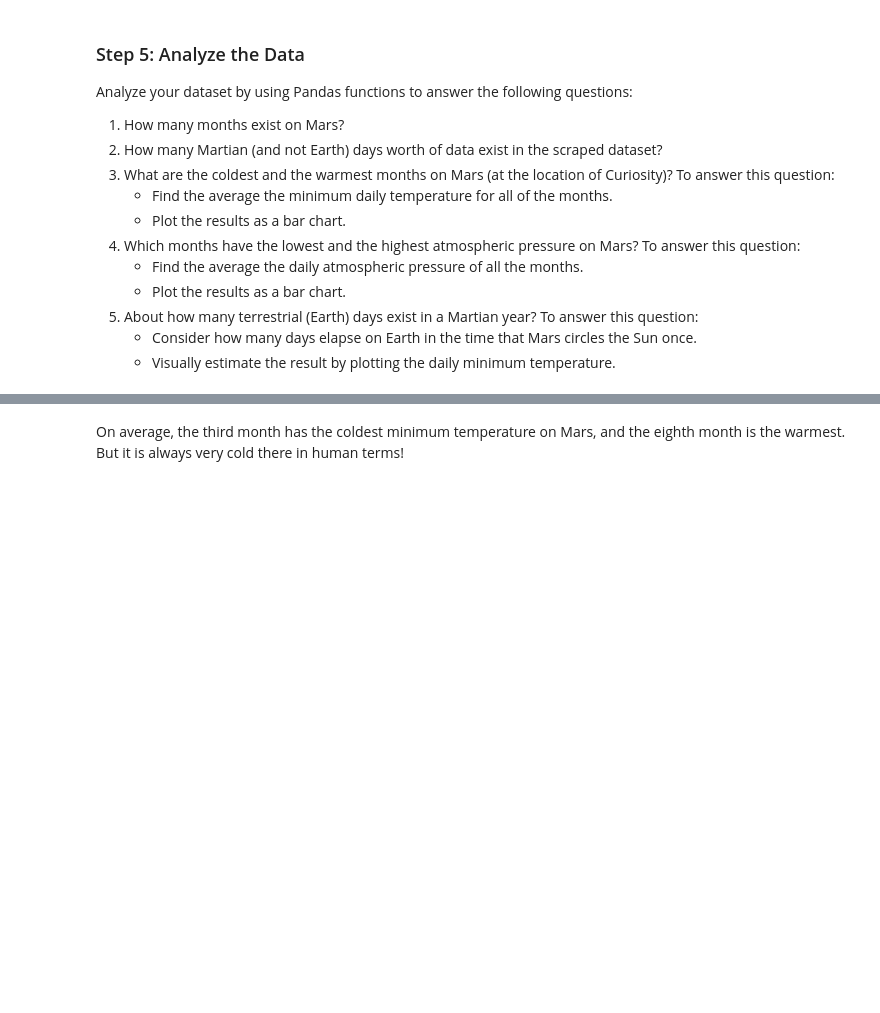
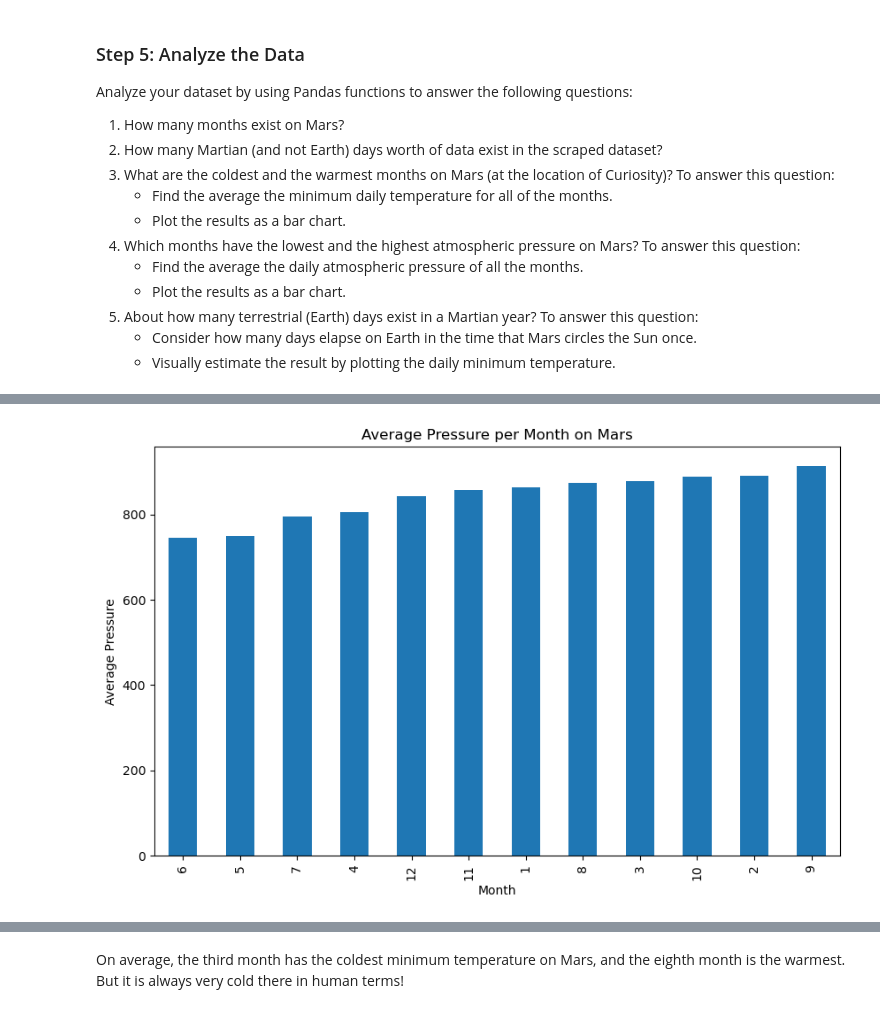
Before and after one commit to myhre062/web-scraping-challenge, a Jupyter notebook: Mars/part_2_mars_weather.ipynb, the cells around one changed output, grey strips where cells are left out. Saved outputs shown, nothing was run; the diff lists cells and outputs as text; code cells hidden in the pictures; blank space fills up the shorter version.

```diff
--- a/Mars/part_2_mars_weather.ipynb
+++ b/Mars/part_2_mars_weather.ipynb
@@ -144,2 +193,4 @@ Analyze your dataset by using Pandas functions to answer the following questions
 # %%
 # 4. Average pressure by Martian month
+mars_avg_pressure_per_month = mars_df.groupby(mars_df['month'])['pressure'].mean()
+mars_avg_pressure_per_month
@@ -148,2 +212,9 @@ Analyze your dataset by using Pandas functions to answer the following questions
+# %%
+# Plot the average pressure by month
+mars_avg_pressure_per_month = mars_avg_pressure_per_month.sort_values()
+mars_avg_pressure_per_month.plot(kind='bar', figsize=(10, 6), xlabel='Month', ylabel='Average Pressure', title='Average Pressure per Month on Mars')
+plt.show()
+# %% [output]
+[figure, added]
 # %%
 # 5. How many terrestrial (earth) days are there in a Martian year?
```
Also changed, not shown: parts of 11 cells of this notebook, 1 other file.
